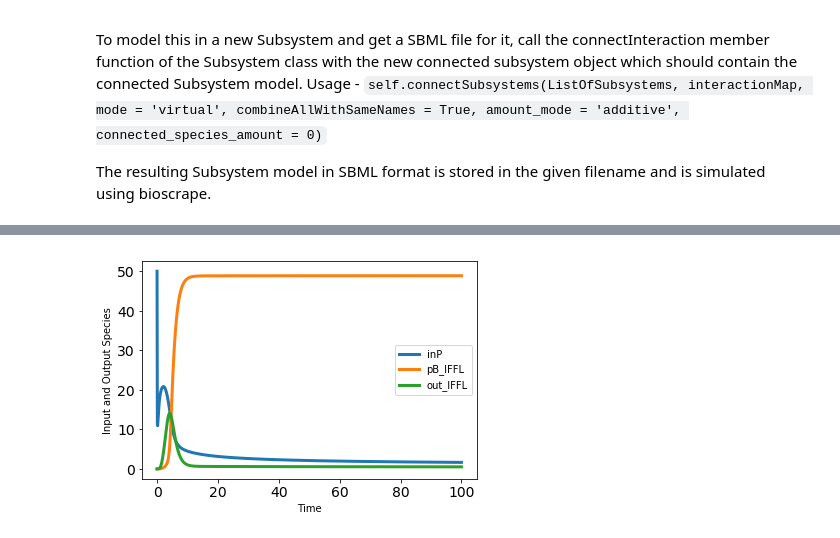
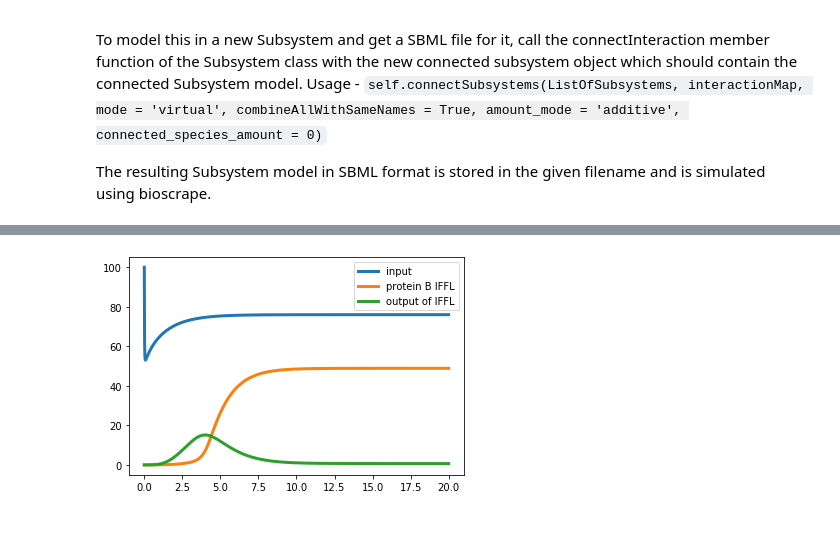
Before and after one commit to BuildACell/subsbml, a Jupyter notebook: tutorials/tutorial_interconnection.ipynb, the cells around one changed output, grey strips where cells are left out. Drawn from its saved outputs; the diff is of its cells as text; code cells hidden in the pictures.

```diff
--- a/tutorials/tutorial_interconnection.ipynb
+++ b/tutorials/tutorial_interconnection.ipynb
@@ -83,0 +82,16 @@ Please check rate expressions and ensure they are non-negative before doing stoc
+# %%
+combined_subsystem = createNewSubsystem()
+combined_subsystem.combineSubsystems([DP1, DP2, IFFL], mode = 'virtual', combineNames = True)
+libsbml.writeSBML(combined_subsystem.getSBMLDocument(),'models/DP_IFFL_combined.xml')
+combined_subsystem.simulateWithBioscrape(timepoints)
+
+input_id = combined_subsystem.getSpeciesByName('inP').getId()
+X_P_P_id = combined_subsystem.getSpeciesByName('X:P:P').getId() # Only one X:P:P named species now
+out_IFFL_id = combined_subsystem.getSpeciesByName('out_IFFL').getId()
+results, _ = combined_subsystem.simulateWithBioscrape(timepoints)
+import pylab as plt
+plt.plot(timepoints, results[input_id], label = 'input', linewidth = 3)
+plt.plot(timepoints, results[X_P_P_id], label = 'double phosphorylated X', linewidth = 3)
+plt.plot(timepoints, results[out_IFFL_id], label = 'output of IFFL', linewidth = 3)
+plt.legend()
+plt.show()
@@ -97,13 +115,21 @@ interactionMap['X:P:P'] = 'pA_IFFL'
 
 
 connected_subsystem = createNewSubsystem()
-connected_subsystem.connectSubsystems([DP1, DP2, IFFL],interactionMap, 'virtual',True)
+connected_subsystem.connectSubsystems([DP1, DP2, IFFL], interactionMap, mode = 'virtual', combineNames = True)
 
 
 # (Optional) Write the connected document to SBML file
 libsbml.writeSBML(connected_subsystem.getSBMLDocument(),'models/DP_IFFL_connected.xml')
 
-plotSbmlWithBioscrape('models/DP_IFFL_connected.xml',0,
-timepoints,['inP','pB_IFFL','out_IFFL'],'','Time',
-'Input and Output Species',3,14,14)
+connected_subsystem.simulateWithBioscrape(timepoints)
+input_id = combined_subsystem.getSpeciesByName('inP').getId()
+pB_IFFL_id = combined_subsystem.getSpeciesByName('pB_IFFL').getId()
+out_IFFL_id = combined_subsystem.getSpeciesByName('out_IFFL').getId()
+results, _ = combined_subsystem.simulateWithBioscrape(timepoints)
+import pylab as plt
+plt.plot(timepoints, results[input_id], label = 'input', linewidth = 3)
+plt.plot(timepoints, results[pB_IFFL_id], label = 'protein B IFFL', linewidth = 3)
+plt.plot(timepoints, results[out_IFFL_id], label = 'output of IFFL', linewidth = 3)
+plt.legend()
+plt.show()
 # %% [output]
@@ -112,4 +136,4 @@ Please check rate expressions and ensure they are non-negative before doing stoc
-[figure, old version]
+[figure, new version]
 # %% [markdown]
 ### Other available utility functions
 There are other optional steps that you may try or find the need for -
```
Also changed, not shown: parts of 6 cells of this notebook, 22 other files.
